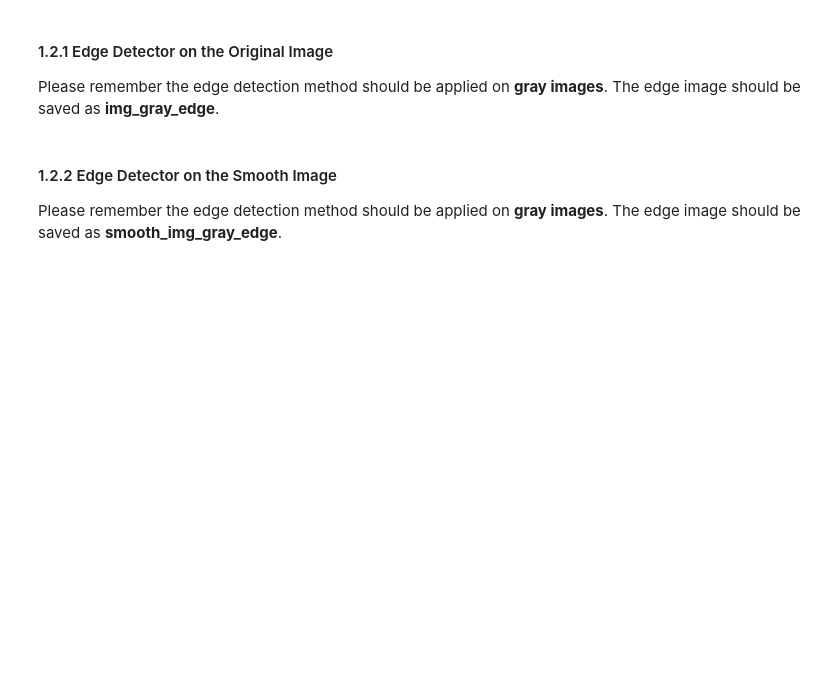
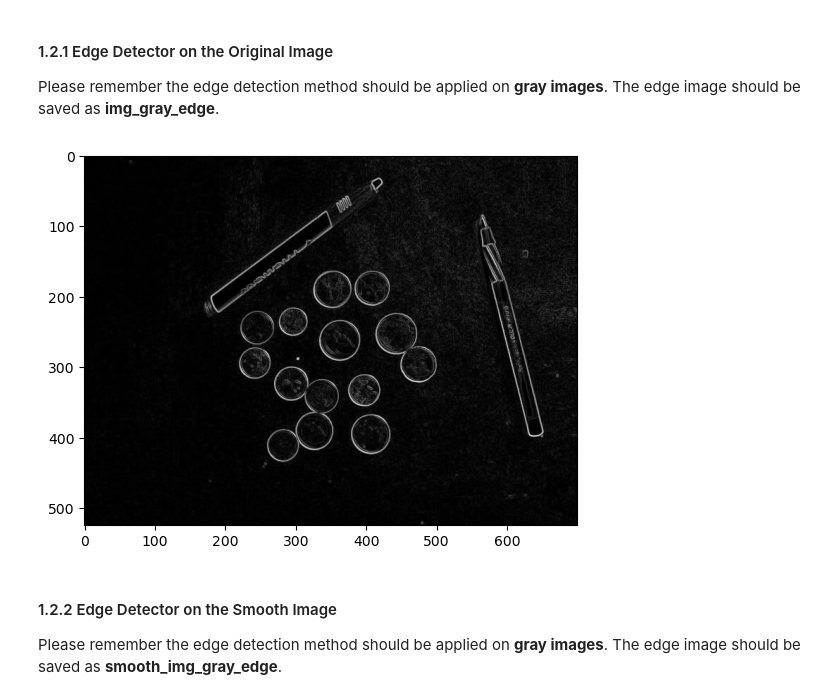
Before and after one commit to CasuallyAlive/Computer_Vision_Projects, a Jupyter notebook: src/proj2_6320/proj2_code/Project_2_CS6320.ipynb, the cells around one changed output. Drawn from its saved outputs; the diff is of its cells as text; code cells hidden in the pictures; blank space fills up the shorter version.

```diff
--- a/src/proj2_6320/proj2_code/Project_2_CS6320.ipynb
+++ b/src/proj2_6320/proj2_code/Project_2_CS6320.ipynb
@@ -145,18 +167,35 @@ The edge image should be saved as <b>img_gray_edge</b>.
 # %%
 ##############################
 # TO DO: Your Implementation
 ##############################
 
+# returns sobel kernels in x and y.
+def sobel_kernel():
+    sx = np.array([[1, 0, -1], [2, 0, -2], [1, 0, -1]])
+    sy = sx.T
+
+    return sx, sy
+# returns sobel filtered image.
+def sobel_detect_edge(img):
+    sx, sy = sobel_kernel()
+    Gx, Gy = cv.filter2D(img, -1, sx), cv.filter2D(img, -1, sy)
+    img_gray_edge = image_uint(np.sqrt(Gx**2 + Gy**2))
+    return cv.convertScaleAbs(img_gray_edge)
+
+img_og_gray = rgb2gray(np.copy(img))
+img_gray_edge = sobel_detect_edge(np.copy(img_og_gray))
 
 ################################
 # Your Implementation ENDS here
 ################################
 
 # Save the Image
 cv.imwrite('../results/Ques_1/Ori_Clean_Edge_Image.png', img_gray_edge)
 
 #Plot the Image
 plt.figure(); plt.imshow(img_gray_edge.astype(np.uint8), cmap='gray');
+# %% [output]
+[figure, added]
 # %% [markdown]
 #### 1.2.2 Edge Detector on the Smooth Image
 Please remember the edge detection method should be applied on <b>gray images</b>.
```
Also changed, not shown: parts of 14 cells of this notebook, 13 other files.
